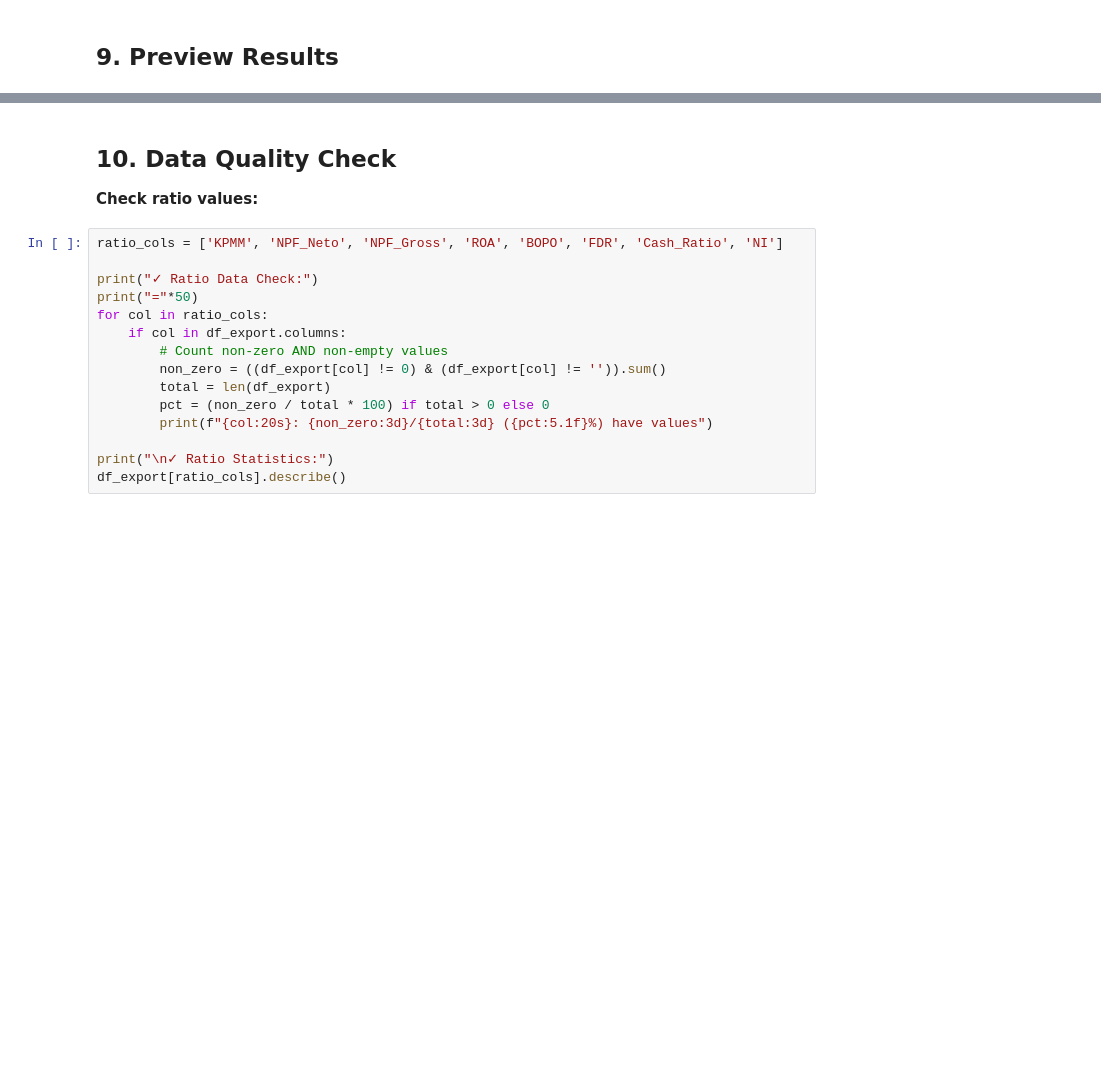
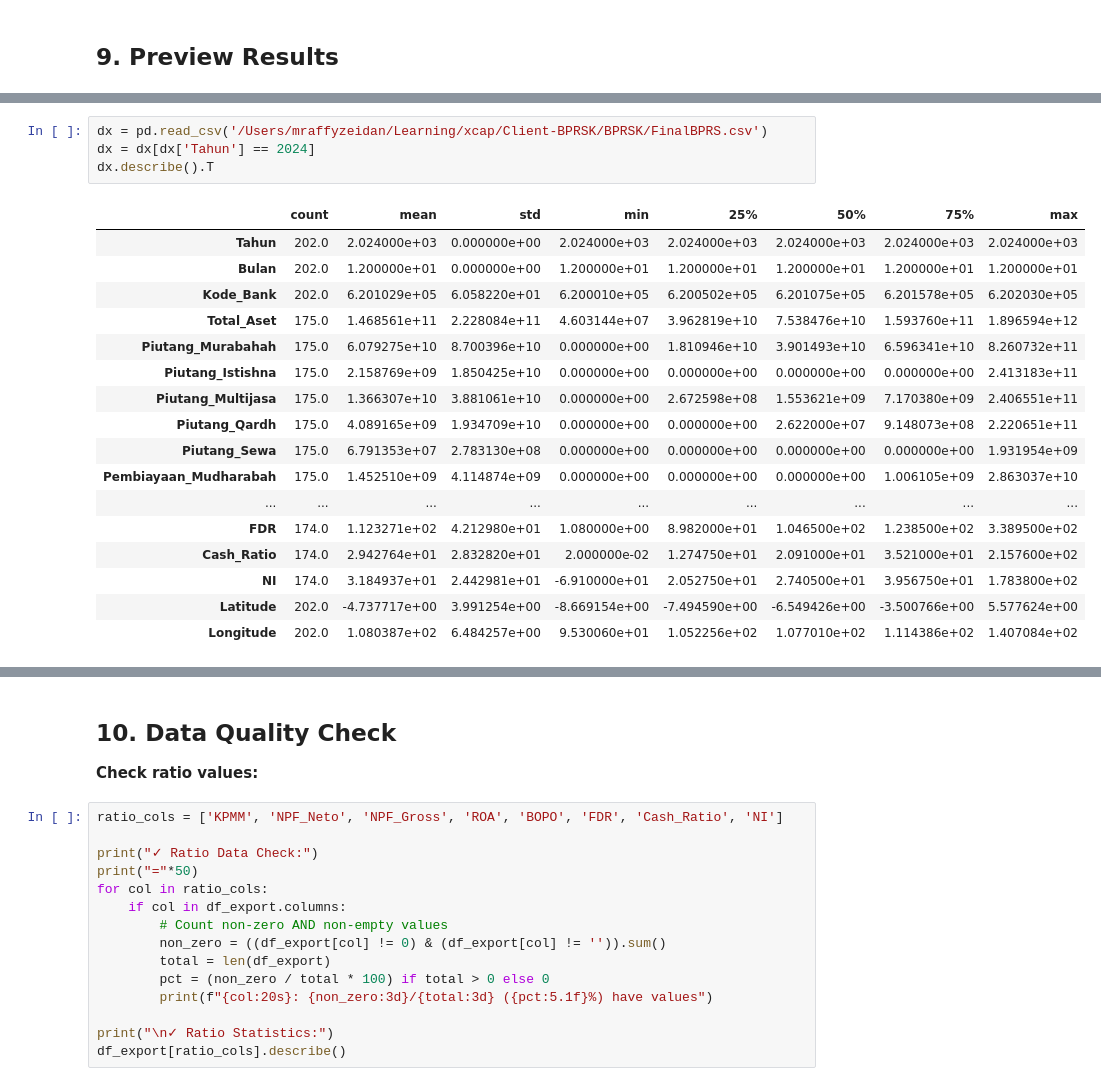
Before and after one commit to zzeiidann/xcap, a Jupyter notebook: Client-BPRSK/bprs1924.ipynb, the cells around one changed output, grey strips where cells are left out. Saved outputs shown, nothing was run; the diff lists cells and outputs as text; blank space fills up the shorter version.

```diff
--- a/Client-BPRSK/bprs1924.ipynb
+++ b/Client-BPRSK/bprs1924.ipynb
@@ -538,4 +538,26 @@ Sample Data (First 5 rows):
 5 rows × 43 columns
+# %%
+dx = pd.read_csv('/Users/mraffyzeidan/Learning/xcap/Client-BPRSK/BPRSK/FinalBPRS.csv')
+dx = dx[dx['Tahun'] == 2024]
+dx.describe().T
+# %% [output]
+|  | count | mean | std | min | 25% | 50% | 75% | max |
+| Tahun | 202.0 | 2.024000e+03 | 0.000000e+00 | 2.024000e+03 | 2.024000e+03 | 2.024000e+03 | 2.024000e+03 | 2.024000e+03 |
+| Bulan | 202.0 | 1.200000e+01 | 0.000000e+00 | 1.200000e+01 | 1.200000e+01 | 1.200000e+01 | 1.200000e+01 | 1.200000e+01 |
+| Kode_Bank | 202.0 | 6.201029e+05 | 6.058220e+01 | 6.200010e+05 | 6.200502e+05 | 6.201075e+05 | 6.201578e+05 | 6.202030e+05 |
+| Total_Aset | 175.0 | 1.468561e+11 | 2.228084e+11 | 4.603144e+07 | 3.962819e+10 | 7.538476e+10 | 1.593760e+11 | 1.896594e+12 |
+| Piutang_Murabahah | 175.0 | 6.079275e+10 | 8.700396e+10 | 0.000000e+00 | 1.810946e+10 | 3.901493e+10 | 6.596341e+10 | 8.260732e+11 |
+| Piutang_Istishna | 175.0 | 2.158769e+09 | 1.850425e+10 | 0.000000e+00 | 0.000000e+00 | 0.000000e+00 | 0.000000e+00 | 2.413183e+11 |
+| Piutang_Multijasa | 175.0 | 1.366307e+10 | 3.881061e+10 | 0.000000e+00 | 2.672598e+08 | 1.553621e+09 | 7.170380e+09 | 2.406551e+11 |
+| Piutang_Qardh | 175.0 | 4.089165e+09 | 1.934709e+10 | 0.000000e+00 | 0.000000e+00 | 2.622000e+07 | 9.148073e+08 | 2.220651e+11 |
+| Piutang_Sewa | 175.0 | 6.791353e+07 | 2.783130e+08 | 0.000000e+00 | 0.000000e+00 | 0.000000e+00 | 0.000000e+00 | 1.931954e+09 |
+| Pembiayaan_Mudharabah | 175.0 | 1.452510e+09 | 4.114874e+09 | 0.000000e+00 | 0.000000e+00 | 0.000000e+00 | 1.006105e+09 | 2.863037e+10 |
+| ... | ... | ... | ... | ... | ... | ... | ... | ... |
+| FDR | 174.0 | 1.123271e+02 | 4.212980e+01 | 1.080000e+00 | 8.982000e+01 | 1.046500e+02 | 1.238500e+02 | 3.389500e+02 |
+| Cash_Ratio | 174.0 | 2.942764e+01 | 2.832820e+01 | 2.000000e-02 | 1.274750e+01 | 2.091000e+01 | 3.521000e+01 | 2.157600e+02 |
+| NI | 174.0 | 3.184937e+01 | 2.442981e+01 | -6.910000e+01 | 2.052750e+01 | 2.740500e+01 | 3.956750e+01 | 1.783800e+02 |
+| Latitude | 202.0 | -4.737717e+00 | 3.991254e+00 | -8.669154e+00 | -7.494590e+00 | -6.549426e+00 | -3.500766e+00 | 5.577624e+00 |
+| Longitude | 202.0 | 1.080387e+02 | 6.484257e+00 | 9.530060e+01 | 1.052256e+02 | 1.077010e+02 | 1.114386e+02 | 1.407084e+02 |
 # %%
 print("Summary Statistics (Transposed):")
 df_export.describe().T
```
Also changed, not shown: parts of 7 cells of this notebook, 3 other files.
